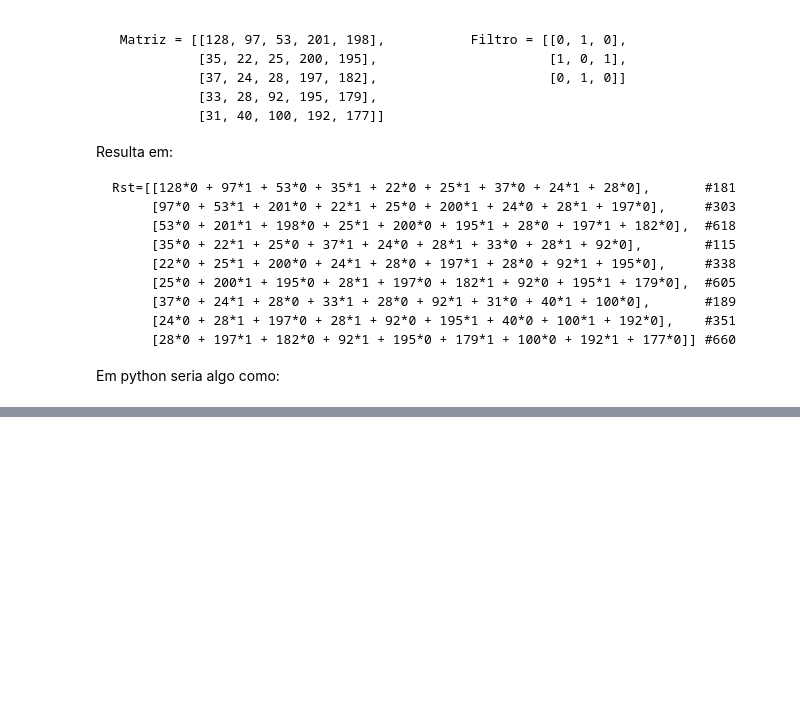
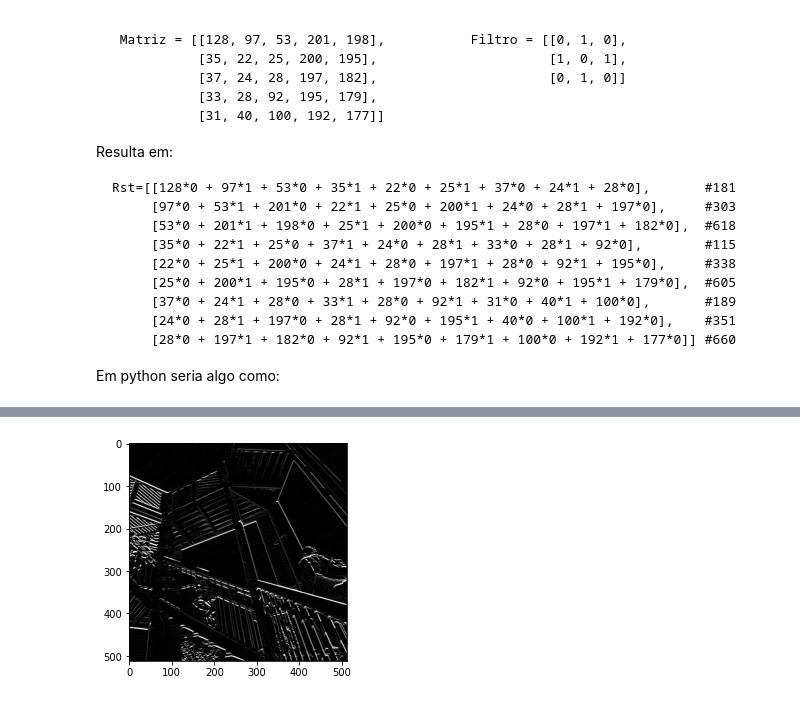
Before and after one commit to titocampos/estudo-crm, a Jupyter notebook: Redes_Convolucionais.ipynb, the cells around one changed output, grey strips where cells are left out. Drawn from its saved outputs; the diff is of its cells as text; code cells hidden in the pictures; blank space fills up the shorter version.

```diff
--- a/Redes_Convolucionais.ipynb
+++ b/Redes_Convolucionais.ipynb
@@ -50,13 +50,28 @@ matriz = np.array([[128, 97, 53, 201, 198],
                    [33, 28, 92, 195, 179],
                    [31, 40, 100, 192, 177]])
 
-filtro = np.array([[0, 1, 0],
+filter = np.array([[0, 1, 0],
                    [1, 0, 1],
                    [0, 1, 0]])
 
-for x in range(matriz.shape[0] - (filtro.shape[0] -1) ):
-  for y in range(matriz.shape[1] - (filtro.shape[1] -1) ):
-    for x1 in range(matriz.shape[0] - (filtro.shape[0] -1) ):
-      for y1 in range(matriz.shape[1] - (filtro.shape[1] -1) ):
-        print(matriz[x+x1, y+y1], filtro[x, y], matriz[x+x1, y+y1] * filtro[x, y])
+result = np.zeros((3,3))
+
+for x in range(1, 4):
+  for y in range(1, 4):
+      output_pixel = 0.0
+      output_pixel = output_pixel + (matriz[x - 1, y-1] * filter[0][0])
+      output_pixel = output_pixel + (matriz[x, y-1] * filter[0][1])
+      output_pixel = output_pixel + (matriz[x + 1, y-1] * filter[0][2])
+
+      output_pixel = output_pixel + (matriz[x-1, y] * filter[1][0])
+      output_pixel = output_pixel + (matriz[x, y] * filter[1][1])
+      output_pixel = output_pixel + (matriz[x+1, y] * filter[1][2])
+
+      output_pixel = output_pixel + (matriz[x-1, y+1] * filter[2][0])
+      output_pixel = output_pixel + (matriz[x, y+1] * filter[2][1])
+      output_pixel = output_pixel + (matriz[x+1, y+1] * filter[2][2])
+
+      result[x-1, y-1] = output_pixel
+
+print(result)
 # %% [output]
@@ -79,0 +133,11 @@ for x in range(matriz.shape[0] - (filtro.shape[0] -1) ):
+# %%
+# Este filtro detecta linhas verticais
+filter = [[-1,0,1],[-2,0,2],[-1,0,1]]
+
+i_transformed = np.copy(img)
+plt.gray()
+plt.grid(False)
+plt.imshow(conv(i_transformed, filter, 1))
+plt.show()
+# %% [output]
+[figure, added]
```
Also changed, not shown: parts of 8 cells of this notebook.
